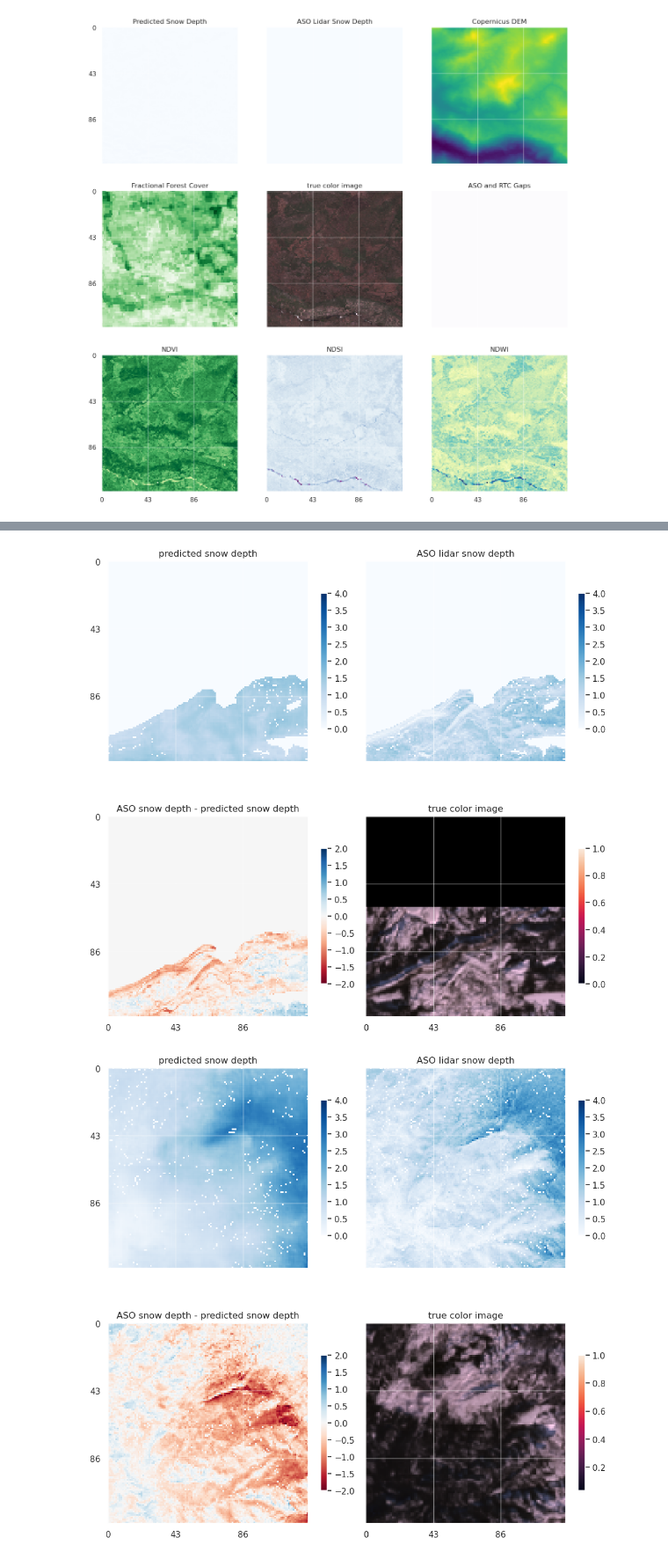
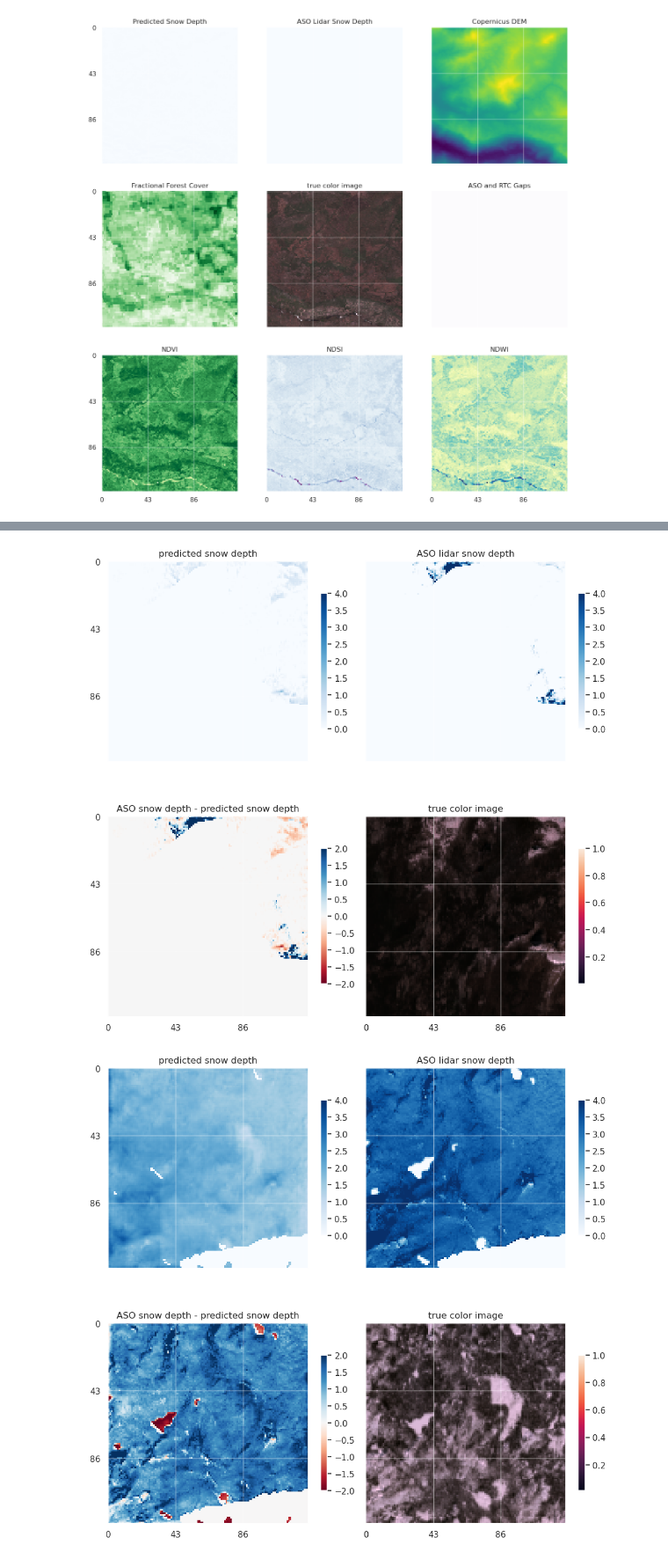
Before and after one commit to geo-smart/deep-snow, a Jupyter notebook: notebooks/exploration/model_exploration.ipynb, the cells around one changed output, grey strips where cells are left out. Shown at 88% size. Saved outputs shown, nothing was run; the diff lists cells and outputs as text; code cells hidden in the pictures.

Commit message:
reorganization, new work, new model

```diff
--- a/notebooks/exploration/model_exploration.ipynb
+++ b/notebooks/exploration/model_exploration.ipynb
@@ -18,6 +18,9 @@ import deep_snow.dataset
 # grab data paths
 val_data_dir = '/mnt/Backups/gbrench/repos/deep-snow/data/subsets_v4/val'
 val_path_list = glob(f'{val_data_dir}/ASO_50M_SD*.nc')
+
+test_data_dir = '/mnt/Backups/gbrench/repos/deep-snow/data/subsets_v4/test'
+test_path_list = glob(f'{test_data_dir}/ASO_50M_SD*.nc')
 # %%
 # define data to be returned by dataloader
 selected_channels = [
@@ -82,6 +85,10 @@ selected_channels = [
 # prepare training and validation dataloaders
 val_data = deep_snow.dataset.Dataset(val_path_list, selected_channels, norm=True, augment=False)
 val_loader = torch.utils.data.DataLoader(dataset=val_data, batch_size=1, shuffle=False)
+
+# prepare training and validation dataloaders
+test_data = deep_snow.dataset.Dataset(test_path_list, selected_channels, norm=True, augment=False)
+test_loader = torch.utils.data.DataLoader(dataset=test_data, batch_size=1, shuffle=True)
 # %%
 # define input channels for model
 input_channels = [
@@ -97,7 +104,7 @@ input_channels = [
 # %%
 #load previous model
 model = deep_snow.models.ResDepth(n_input_channels=len(input_channels), depth=5)
-model.load_state_dict(torch.load('../../weights/quinn_ResDepth_v9_217epochs'))
+model.load_state_dict(torch.load('../../weights/quinn_ResDepth_v11_298epochs'))
 model.to('cuda');
 # %%
 # visualize model predictions
@@ -154,7 +161,7 @@ sns.set_theme()
 num_samples = 10
 norm_dict = deep_snow.dataset.norm_dict
 
-for i, data_tuple in enumerate(val_loader):
+for i, data_tuple in enumerate(test_loader):
     if i < num_samples:
         # read data into dictionary
         data_dict = {name: tensor for name, tensor in zip(selected_channels, data_tuple)}
@@ -209,2 +216,2 @@ for i, data_tuple in enumerate(val_loader):
-[figure, old version]
+[figure, new version]
-[figure, old version]
+[figure, new version]
```
Also changed, not shown: parts of 5 cells of this notebook, 21 other files.
